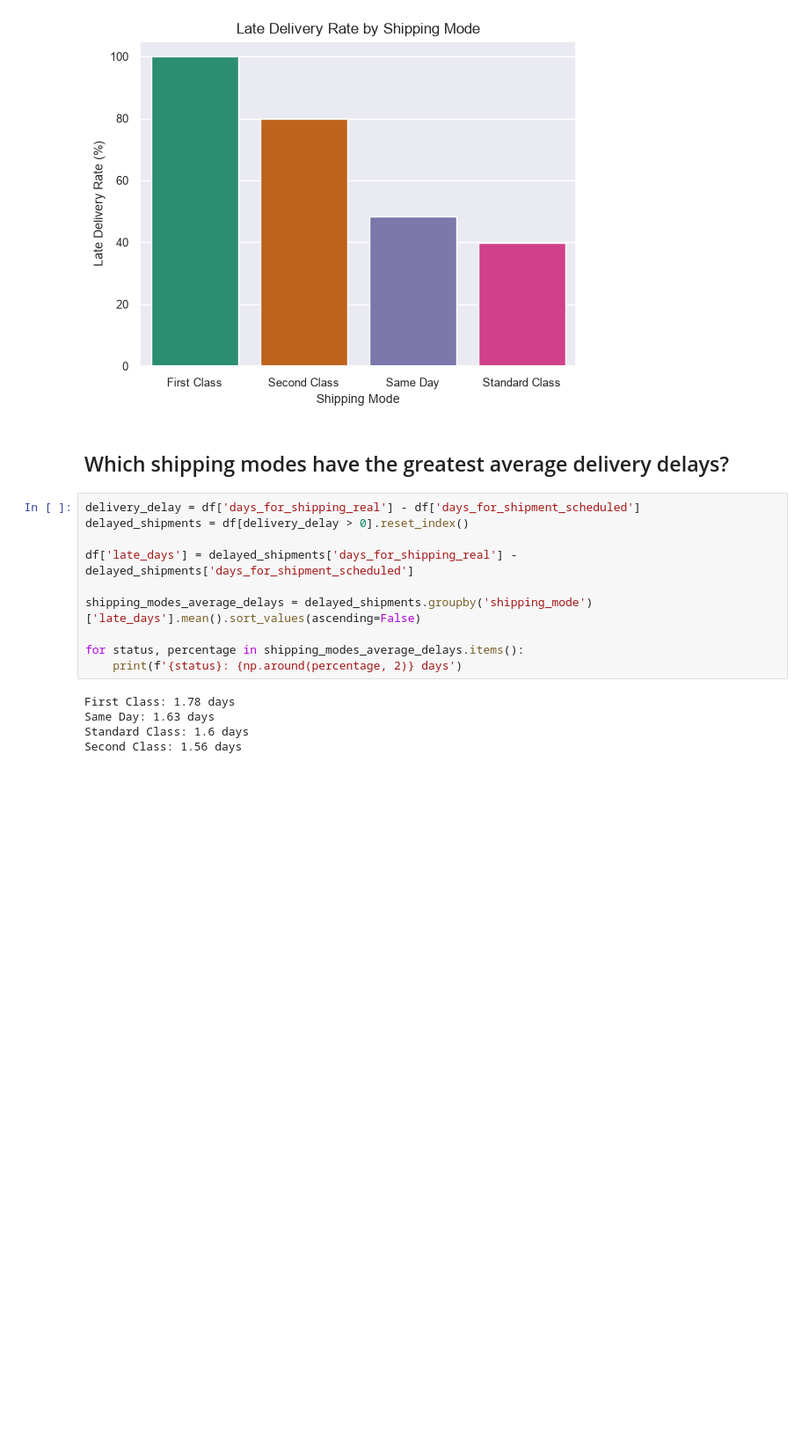
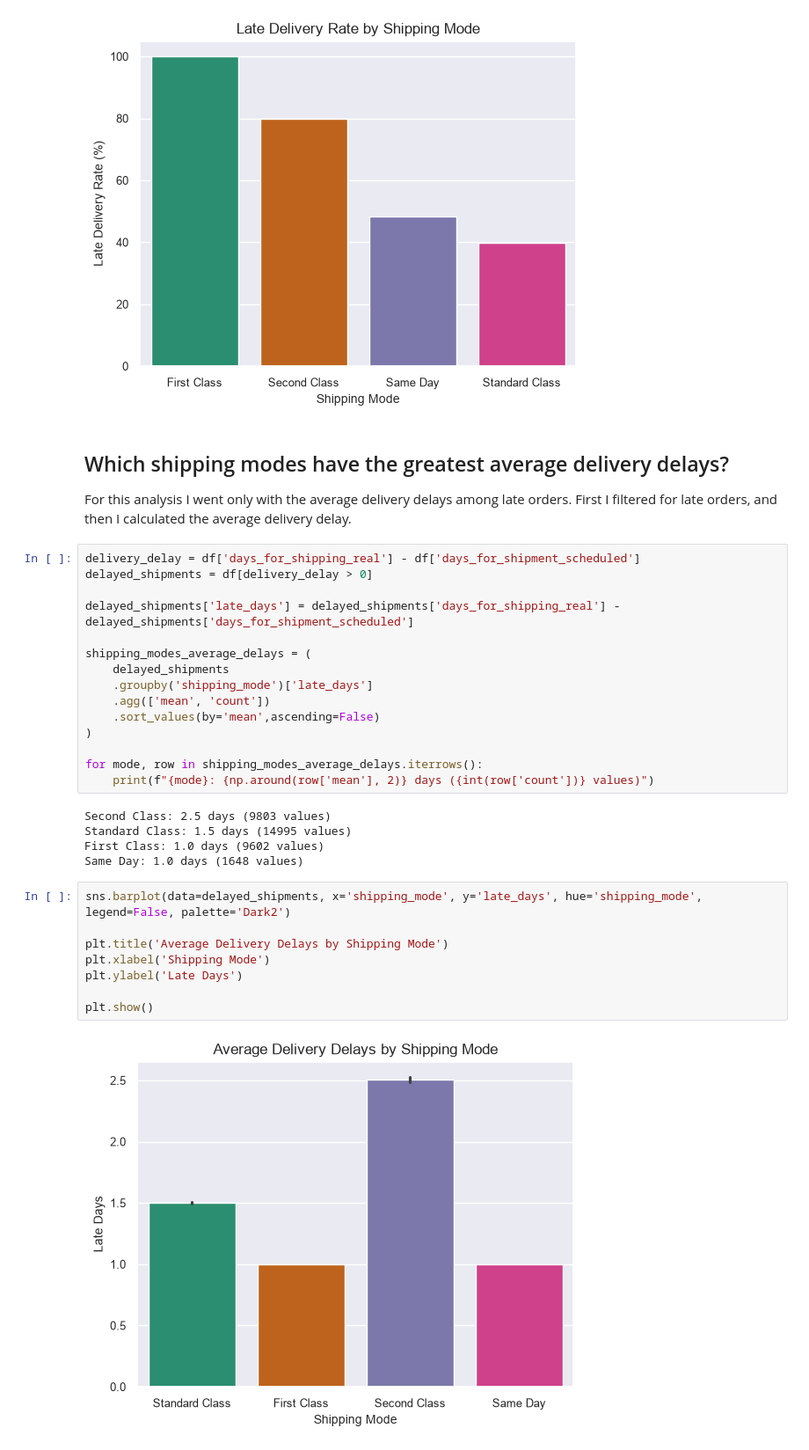
Before and after one commit to DimitarK13/smart-supply-chain, a Jupyter notebook: notebooks/03-shipping-performance-analysis.ipynb, the cells around one changed output. Shown at 88% size. Cells and saved outputs as stored; diff of their text form; blank space fills up the shorter version.

Commit message:
fix bug in average delivery delays by shipping mode and create a chart

```diff
--- a/notebooks/03-shipping-performance-analysis.ipynb
+++ b/notebooks/03-shipping-performance-analysis.ipynb
@@ -72,18 +72,35 @@ plt.show()
 [figure]
 # %% [markdown]
 ## Which shipping modes have the greatest average delivery delays?
+
+For this analysis I went only with the average delivery delays among late orders. First I filtered for late orders, and then I calculated the average delivery delay.
 # %%
 delivery_delay = df['days_for_shipping_real'] - df['days_for_shipment_scheduled']
-delayed_shipments = df[delivery_delay > 0].reset_index()
+delayed_shipments = df[delivery_delay > 0]
 
-df['late_days'] = delayed_shipments['days_for_shipping_real'] - delayed_shipments['days_for_shipment_scheduled']
+delayed_shipments['late_days'] = delayed_shipments['days_for_shipping_real'] - delayed_shipments['days_for_shipment_scheduled']
 
-shipping_modes_average_delays = delayed_shipments.groupby('shipping_mode')['late_days'].mean().sort_values(ascending=False)
+shipping_modes_average_delays = (
+    delayed_shipments
+    .groupby('shipping_mode')['late_days']
+    .agg(['mean', 'count'])
+    .sort_values(by='mean',ascending=False)
+)
 
-for status, percentage in shipping_modes_average_delays.items():
-    print(f'{status}: {np.around(percentage, 2)} days')
+for mode, row in shipping_modes_average_delays.iterrows():
+    print(f"{mode}: {np.around(row['mean'], 2)} days ({int(row['count'])} values)")
 # %% [output]
-First Class: 1.78 days
-Same Day: 1.63 days
-Standard Class: 1.6 days
-Second Class: 1.56 days
+Second Class: 2.5 days (9803 values)
+Standard Class: 1.5 days (14995 values)
+First Class: 1.0 days (9602 values)
+Same Day: 1.0 days (1648 values)
+# %%
+sns.barplot(data=delayed_shipments, x='shipping_mode', y='late_days', hue='shipping_mode', legend=False, palette='Dark2')
+
+plt.title('Average Delivery Delays by Shipping Mode')
+plt.xlabel('Shipping Mode')
+plt.ylabel('Late Days')
+
+plt.show()
+# %% [output]
+[figure, added]
```
Also changed, not shown: parts of 1 cell of this notebook, 1 other file.
